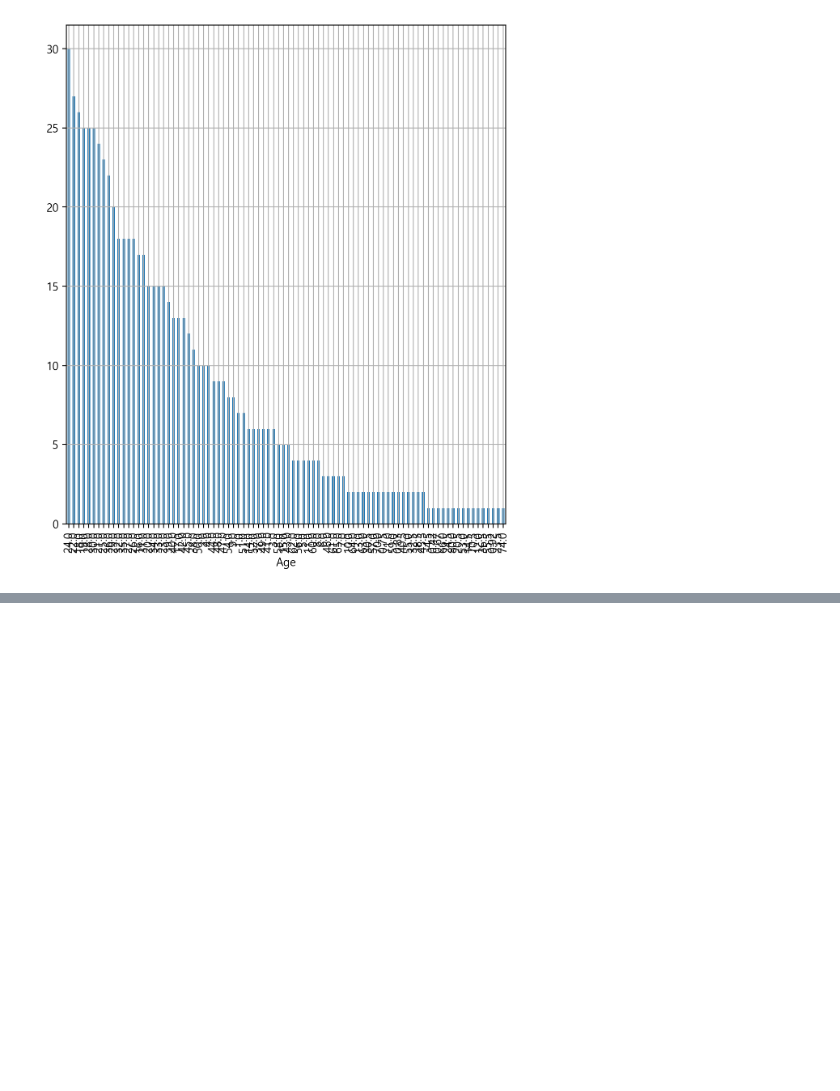
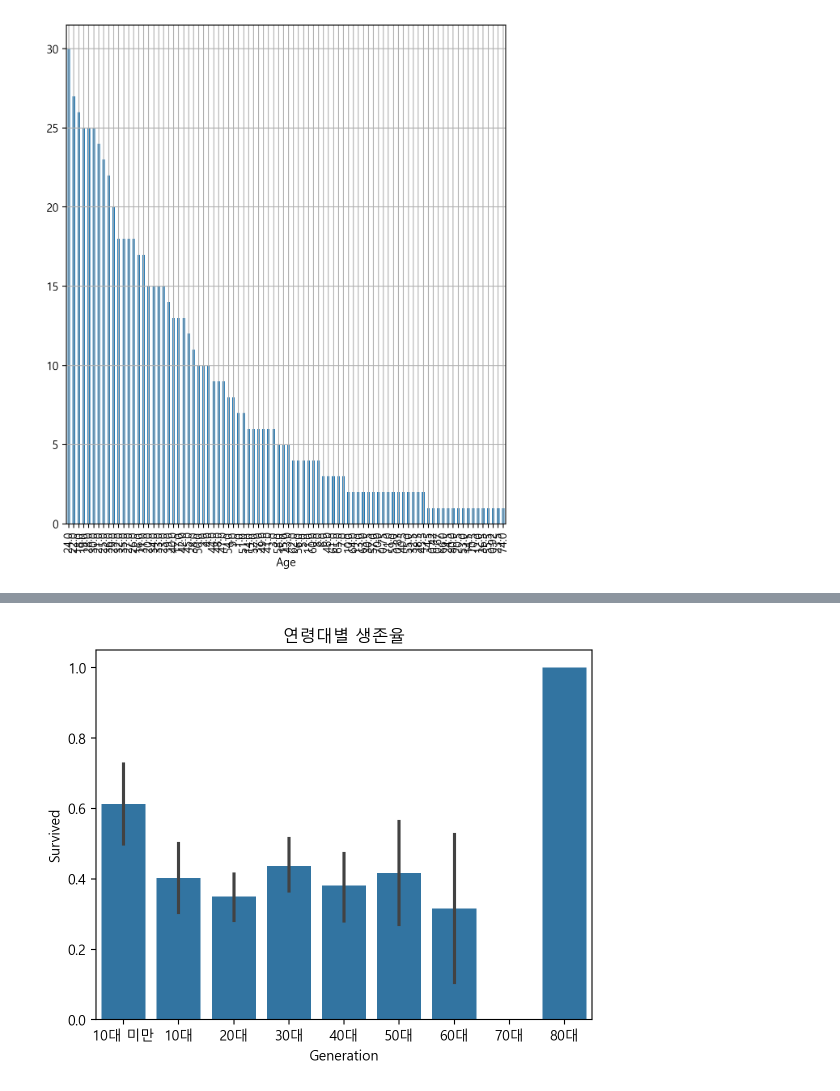
Before and after one commit to TAYKang1008/BAF-17-FRESH-Edu, a Jupyter notebook: 17기_신입교육세션_과제2_강태희.ipynb, the cells around one changed output, grey strips where cells are left out. Drawn from its saved outputs; the diff is of its cells as text; code cells hidden in the pictures; blank space fills up the shorter version.

```diff
--- a/17기_신입교육세션_과제2_강태희.ipynb
+++ b/17기_신입교육세션_과제2_강태희.ipynb
@@ -289,0 +326,6 @@ Age 변수에서 결측값 제외시킨 후 나이별 생존율 분석해보기
+# %%
+#df 데이터프레임에서 Age 변수에서 결측값을 가진 행을 제외한 나머지 행들만을 포함하여 새로운 데이터 프레임 df_na를 생성함
+#891-177=714행 형성
+
+df_na=df.dropna(subset=['Age'])
+df_na
@@ -289,0 +358,6 @@ Age 변수에서 결측값 제외시킨 후 나이별 생존율 분석해보기
+# %%
+#연령대를 세대 단위로 나누기
+
+generation=['10대 미만','10대','20대','30대','40대','50대','60대','70대','80대']
+cut_bins=[0,9,19,29,39,49,59,69,79,89]
+df_na['Generation']=pd.cut(df_na['Age'], bins=cut_bins, labels=generation)
@@ -289,0 +386,8 @@ Age 변수에서 결측값 제외시킨 후 나이별 생존율 분석해보기
+# %%
+#연령대별 생존율 비교
+
+sns.barplot(x='Generation', y='Survived', data=df_na)
+plt.title("연령대별 생존율")
+plt.show()
+# %% [output]
+[figure, added]
```
Also changed, not shown: parts of 19 cells of this notebook.
